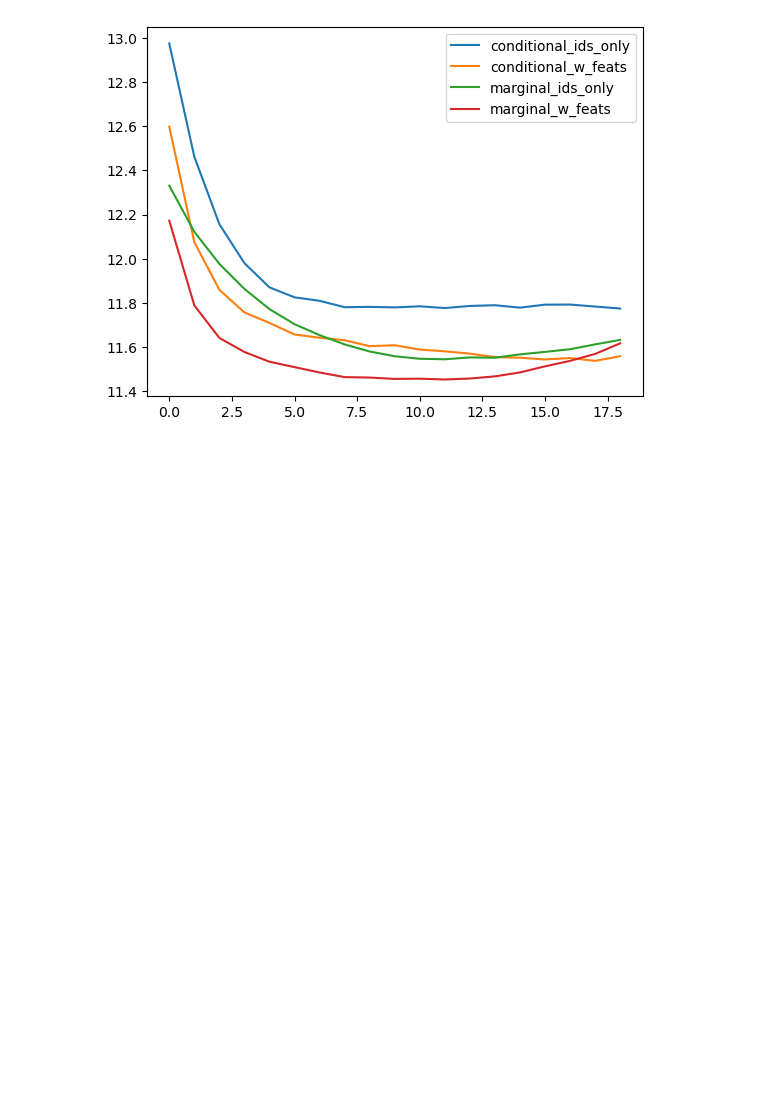
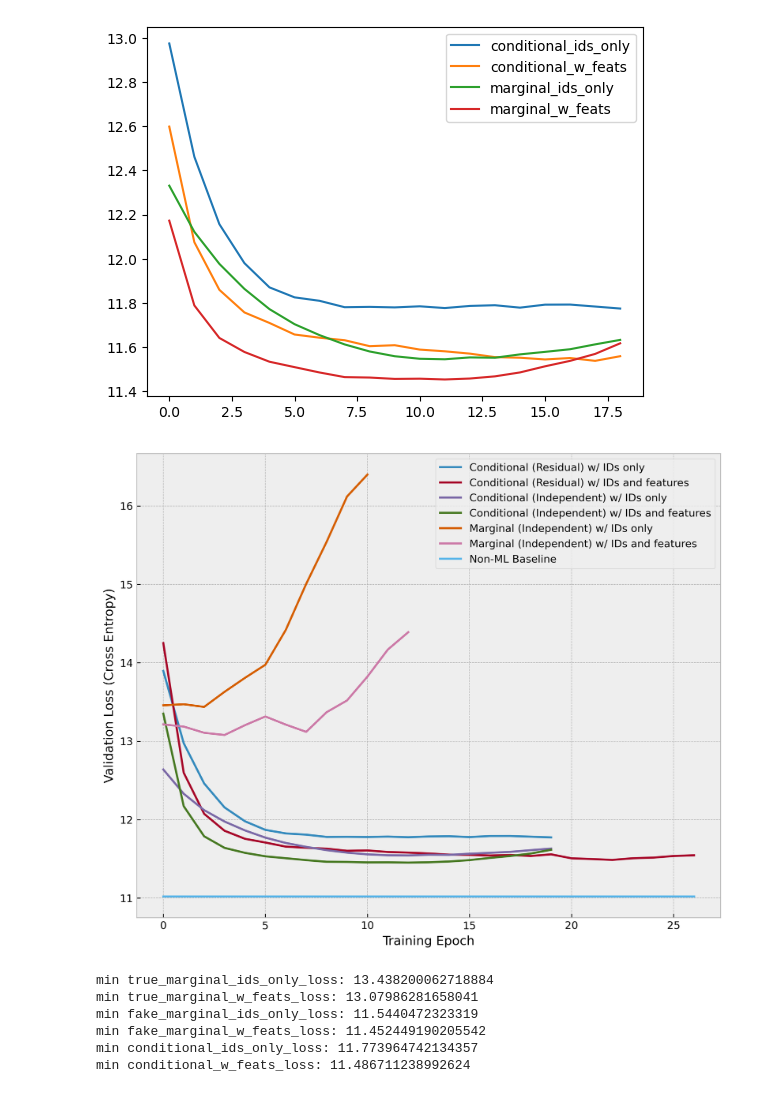
Before and after one commit to upriyam-cmu/MLIP-F24-GenAdRec, a Jupyter notebook: simple-ML-baseline/testing.ipynb, the cells around one changed output. Saved outputs shown, nothing was run; the diff lists cells and outputs as text; code cells hidden in the pictures; blank space fills up the shorter version.

```diff
--- a/simple-ML-baseline/testing.ipynb
+++ b/simple-ML-baseline/testing.ipynb
@@ -83,3 +114,41 @@ plt.legend()
 plt.show()
 # %% [output]
 [figure]
+# %%
+true_marginal_ids_only_loss = np.load('outputs/true_marginal_ids_only/test_loss_per_epoch.npy')
+true_marginal_w_feats_loss = np.load('outputs/true_marginal_w_feats/test_loss_per_epoch.npy')
+fake_marginal_ids_only_loss = np.load('outputs/marginal_ids_only/test_loss_per_epoch.npy')
+fake_marginal_w_feats_loss = np.load('outputs/marginal_w_feats/test_loss_per_epoch.npy')
+conditional_ids_only_loss = np.load('outputs/conditional_ids_only/test_loss_per_epoch.npy')
+conditional_w_feats_loss = np.load('outputs/conditional_w_feats/test_loss_per_epoch.npy')
+# %%
+plt.style.use('bmh')
+plt.figure(figsize=(10, 8), dpi=300)
+plt.plot(conditional_ids_only_loss, label='Conditional (Residual) w/ IDs only')
+plt.plot(conditional_w_feats_loss, label='Conditional (Residual) w/ IDs and features')
+plt.plot(fake_marginal_ids_only_loss, label='Conditional (Independent) w/ IDs only')
+plt.plot(fake_marginal_w_feats_loss, label='Conditional (Independent) w/ IDs and features')
+plt.plot(true_marginal_ids_only_loss, label='Marginal (Independent) w/ IDs only')
+plt.plot(true_marginal_w_feats_loss, label='Marginal (Independent) w/ IDs and features')
+plt.plot([11.021]*27, label='Non-ML Baseline')
+plt.xlabel('Training Epoch')
+plt.ylabel('Validation Loss (Cross Entropy)')
+plt.legend()
+plt.savefig('losses.png')
+plt.show()
+# %% [output]
+[figure, added]
+# %%
+print("min true_marginal_ids_only_loss:", np.min(true_marginal_ids_only_loss))
+print("min true_marginal_w_feats_loss:", np.min(true_marginal_w_feats_loss))
+print("min fake_marginal_ids_only_loss:", np.min(fake_marginal_ids_only_loss))
+print("min fake_marginal_w_feats_loss:", np.min(fake_marginal_w_feats_loss))
+print("min conditional_ids_only_loss:", np.min(conditional_ids_only_loss))
+print("min conditional_w_feats_loss:", np.min(conditional_w_feats_loss))
+# %% [output]
+min true_marginal_ids_only_loss: 13.438200062718884
+min true_marginal_w_feats_loss: 13.07986281658041
+min fake_marginal_ids_only_loss: 11.5440472323319
+min fake_marginal_w_feats_loss: 11.452449190205542
+min conditional_ids_only_loss: 11.773964742134357
+min conditional_w_feats_loss: 11.486711238992624
```
Also changed, not shown: parts of 14 cells of this notebook, 7 other files.
